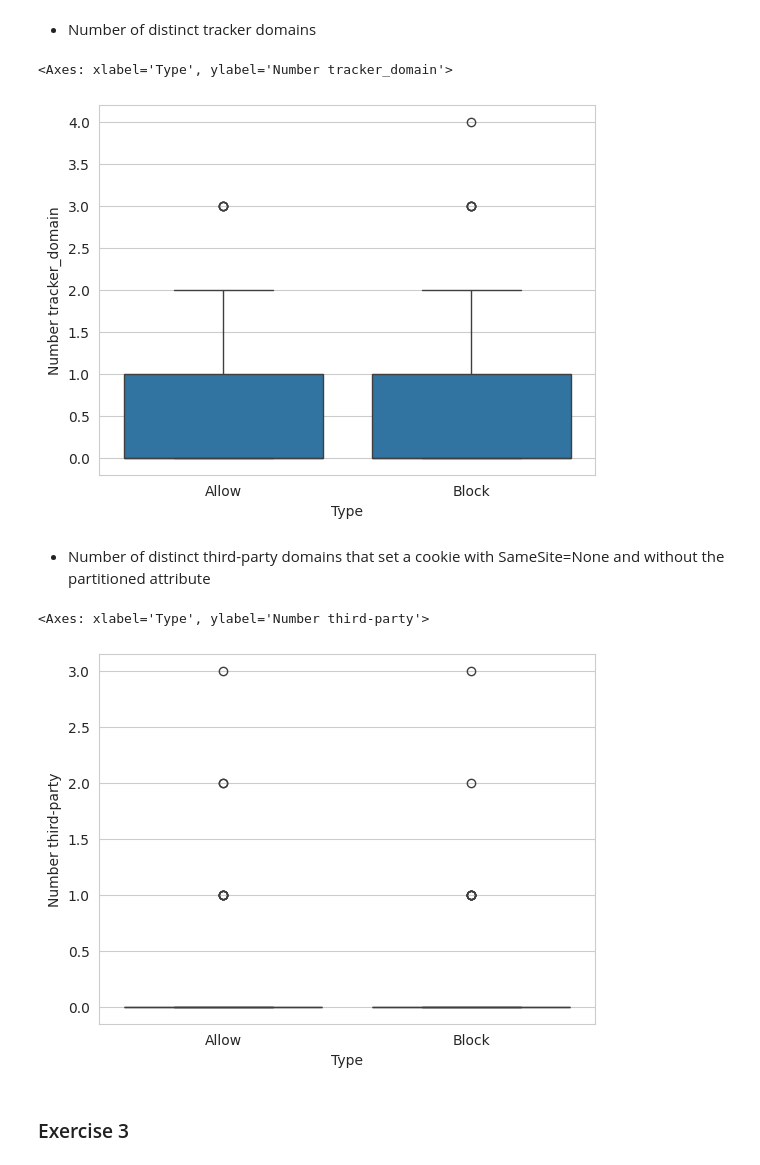
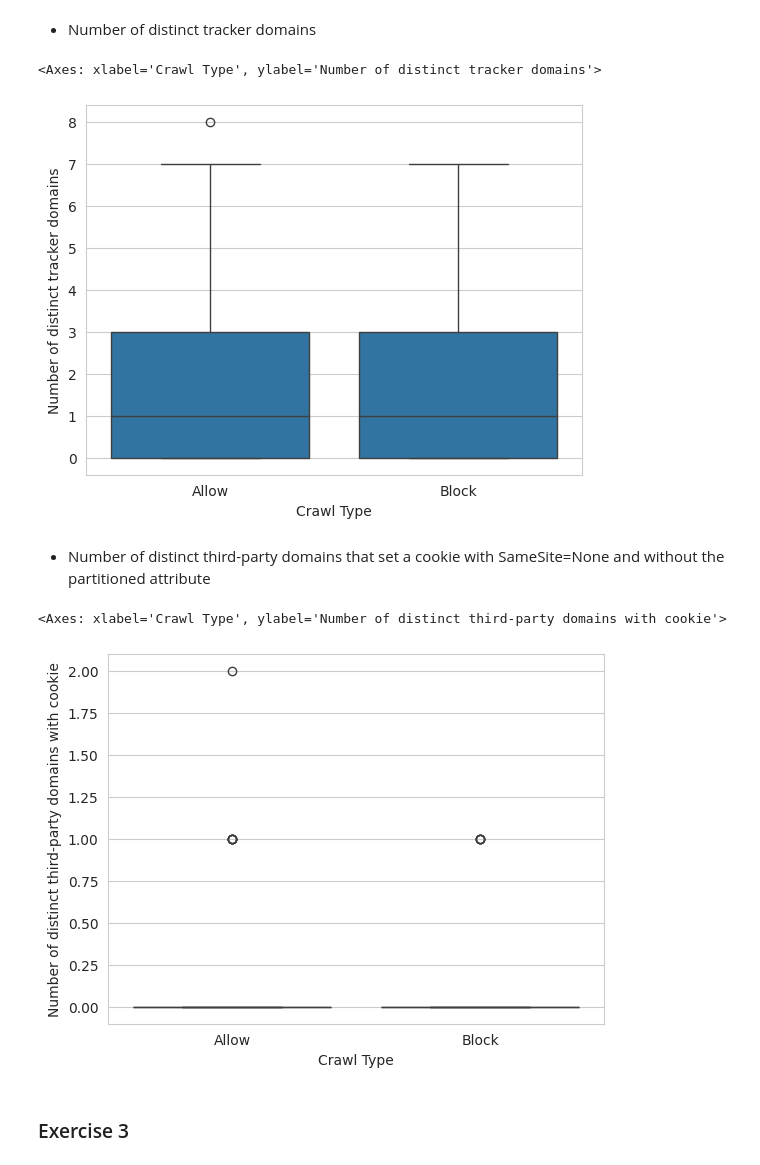
Before and after one commit to Borroot/tracking-crawler, a Jupyter notebook: analysis/assignment2_analysis.ipynb, the cells around one changed output. Saved outputs shown, nothing was run; the diff lists cells and outputs as text; code cells hidden in the pictures.

```diff
--- a/analysis/assignment2_analysis.ipynb
+++ b/analysis/assignment2_analysis.ipynb
@@ -51,10 +70,12 @@ def load_har_files(directory):
 # %%
 # Open document with the statistics of the crawler
-stats = load_file("../analysis/stats-2024-04-09 14:29:32.887541.json")
+stats = load_file("../analysis/stats-2024-04-10 06:39:16.228163.json")
 
 # Load in all the har files
 hars_allow = load_har_files('../crawl_data_allow')
 hars_block = load_har_files('../crawl_data_block')
+
+disconnect_domains = load_block_list()
 # %% [markdown]
 ### Exercise 1
 # %%
@@ -84,4 +105,9 @@ sns.boxplot(x = 'Crawl Type', y = 'Page load time', data = df_page_load_times)
 [figure]
 # %% [markdown]
 - Number of requests
+# %%
+def gather_data(func_har, y_label):
+    allow = [(count, 'Allow') for count in func_har(hars_allow)]
+    block = [(count, 'Block') for count in func_har(hars_block)]
+    return pd.DataFrame(allow + block, columns=[y_label, 'Crawl Type'])
 # %%
@@ -128,14 +151,4 @@ sns.boxplot(x = 'Crawl Type', y = 'Number of distinct third-party domains', data
 [figure]
 # %% [markdown]
 - Number of distinct tracker domains
-# %%
-disconnect_domains = []
-disconnect = load_file("../utils/services.json")
-for elem in disconnect['categories']:
-    for item in disconnect['categories'][elem]:
-        for value in item.values():
-            for sub_value in value.values():
-                for domain in sub_value:
-                    if domain not in disconnect_domains:
-                        disconnect_domains.append(domain)
 # %%
@@ -162,14 +174,10 @@ tracker_domain_block = count_tracker_domains(directory_block)
 # %%
-df_tracker_domain_allow = pd.DataFrame.from_dict(tracker_domain_allow, orient='index', columns=['Number tracker_domain'])
-df_tracker_domain_allow['Type'] = 'Allow'
-df_tracker_domain_block = pd.DataFrame.from_dict(tracker_domain_block, orient='index', columns=['Number tracker_domain'])
-df_tracker_domain_block['Type'] = 'Block'
-df_tracker_domain = pd.concat([df_tracker_domain_allow, df_tracker_domain_block])
+df_tracker_domain = gather_data(count_tracker_domains, 'Number of distinct tracker domains')
 sns.set_style("whitegrid")
-sns.boxplot(x = 'Type', y = 'Number tracker_domain', data = df_tracker_domain)
+sns.boxplot(x = 'Crawl Type', y = 'Number of distinct tracker domains', data = df_tracker_domain)
 # %% [output]
-<Axes: xlabel='Type', ylabel='Number tracker_domain'>
+<Axes: xlabel='Crawl Type', ylabel='Number of distinct tracker domains'>
-[figure, old version]
+[figure, new version]
 # %% [markdown]
 - Number of distinct third-party domains that set a cookie with SameSite=None and without the partitioned attribute
 # %%
@@ -200,14 +206,10 @@ same_site_block = count_same_site(directory_block)
 # %%
-df_same_site_allow = pd.DataFrame.from_dict(same_site_allow, orient='index', columns=['Number third-party'])
-df_same_site_allow['Type'] = 'Allow'
-df_same_site_block = pd.DataFrame.from_dict(same_site_block, orient='index', columns=['Number third-party'])
-df_same_site_block['Type'] = 'Block'
-df_same_site = pd.concat([df_same_site_allow, df_same_site_block])
+df_same_site = gather_data(count_same_site, 'Number of distinct third-party domains with cookie')
 sns.set_style("whitegrid")
-sns.boxplot(x = 'Type', y = 'Number third-party', data = df_same_site)
+sns.boxplot(x = 'Crawl Type', y = 'Number of distinct third-party domains with cookie', data = df_same_site)
 # %% [output]
-<Axes: xlabel='Type', ylabel='Number third-party'>
+<Axes: xlabel='Crawl Type', ylabel='Number of distinct third-party domains with cookie'>
-[figure, old version]
+[figure, new version]
 # %% [markdown]
 ### Exercise 3
 # %%
```
Also changed, not shown: parts of 7 cells of this notebook, 1 other file.
